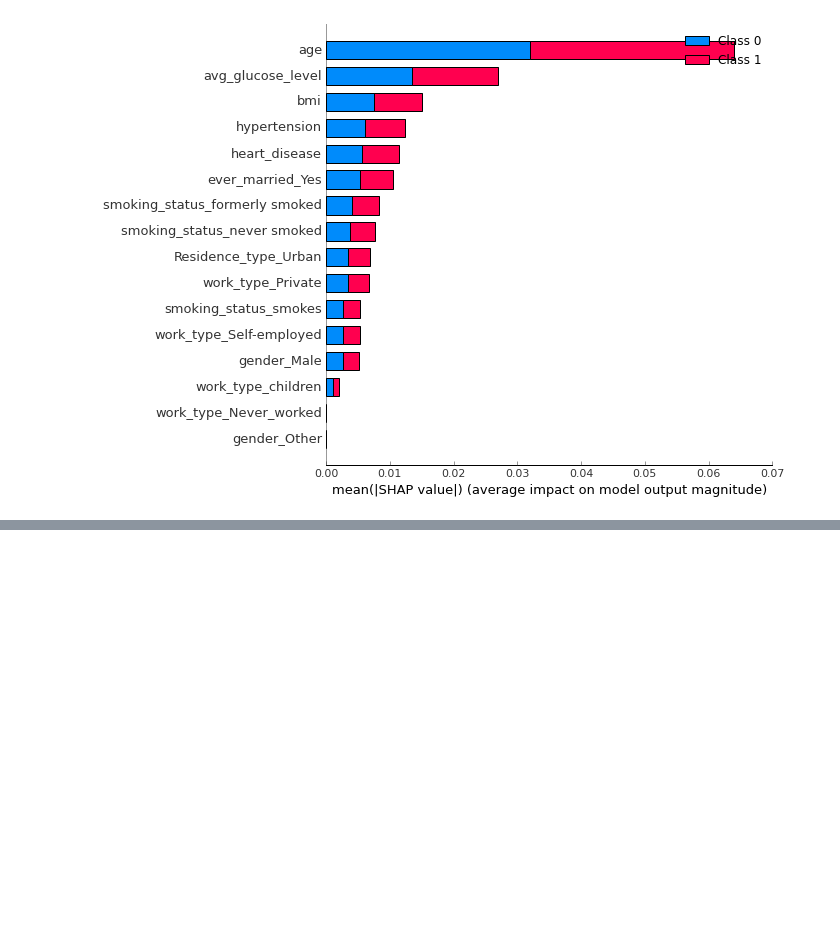
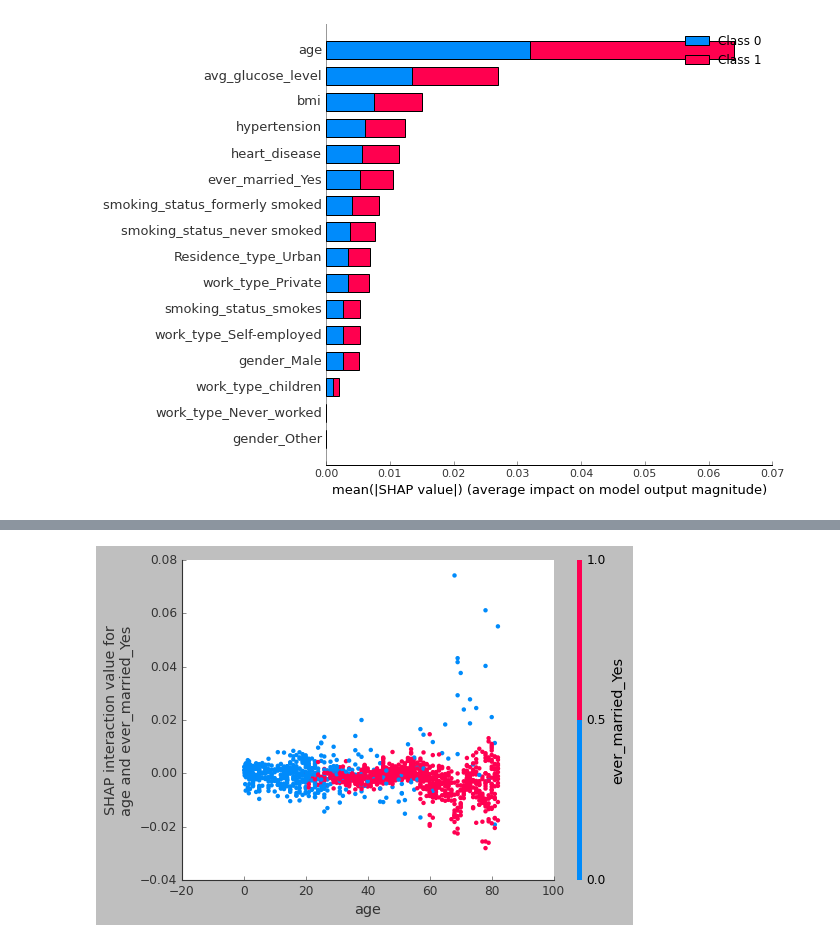
Before and after one commit to madhurdevkota/SHapley-Additive-exPlanations--SHAP, a Jupyter notebook: SHAP.ipynb, the cells around one changed output, grey strips where cells are left out. Cells and saved outputs as stored; diff of their text form; code cells hidden in the pictures; blank space fills up the shorter version.

```diff
--- a/SHAP.ipynb
+++ b/SHAP.ipynb
@@ -217,0 +243,4 @@ shap.summary_plot( shap_values= shapVal_np, features= xtst )
+# %%
+shap.dependence_plot(  ind= ( 'age', 'ever_married_Yes' ), shap_values= shap_interaction_values[1], features= xtst )
+# %% [output]
+[figure, added]
```
Also changed, not shown: parts of 7 cells of this notebook.
